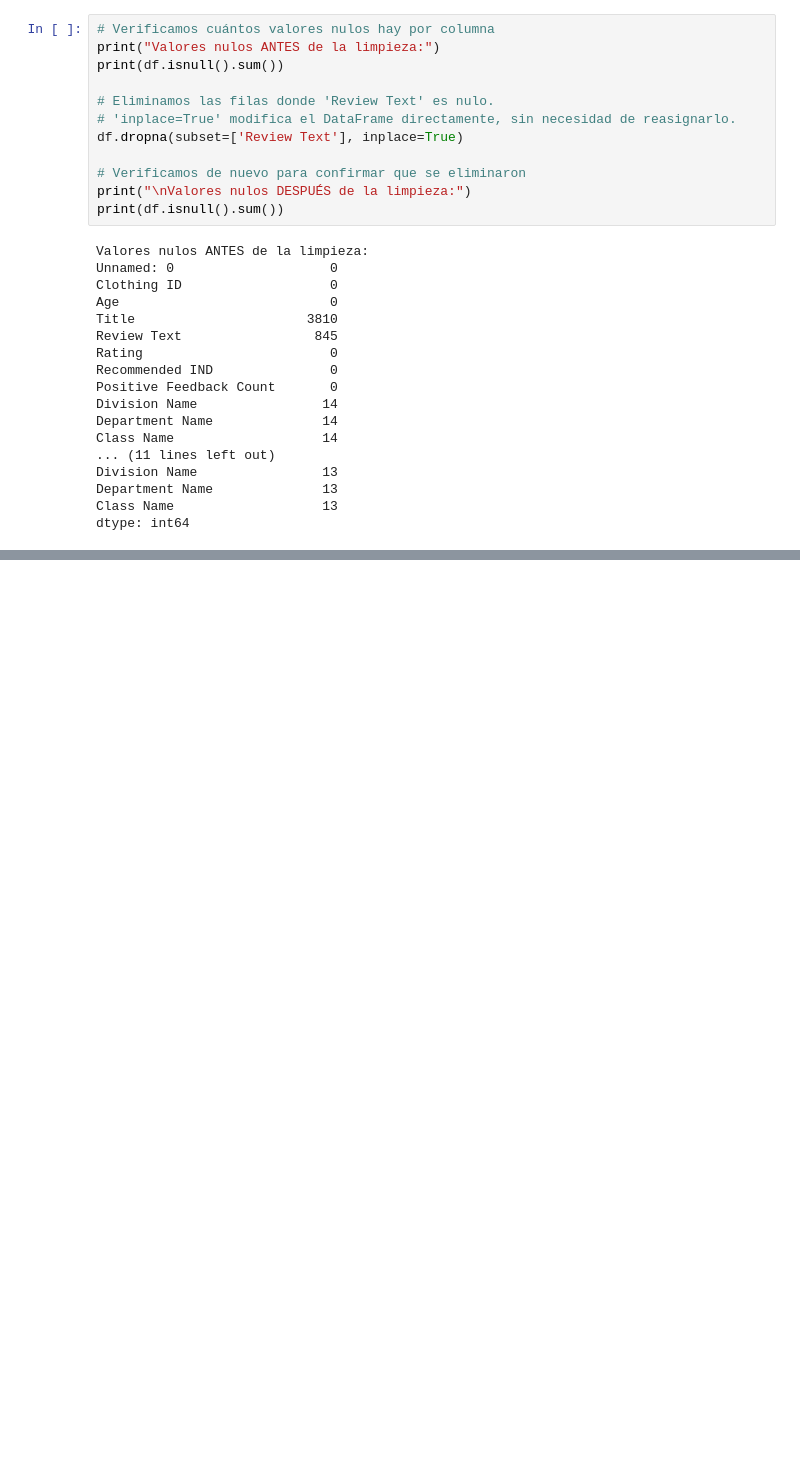
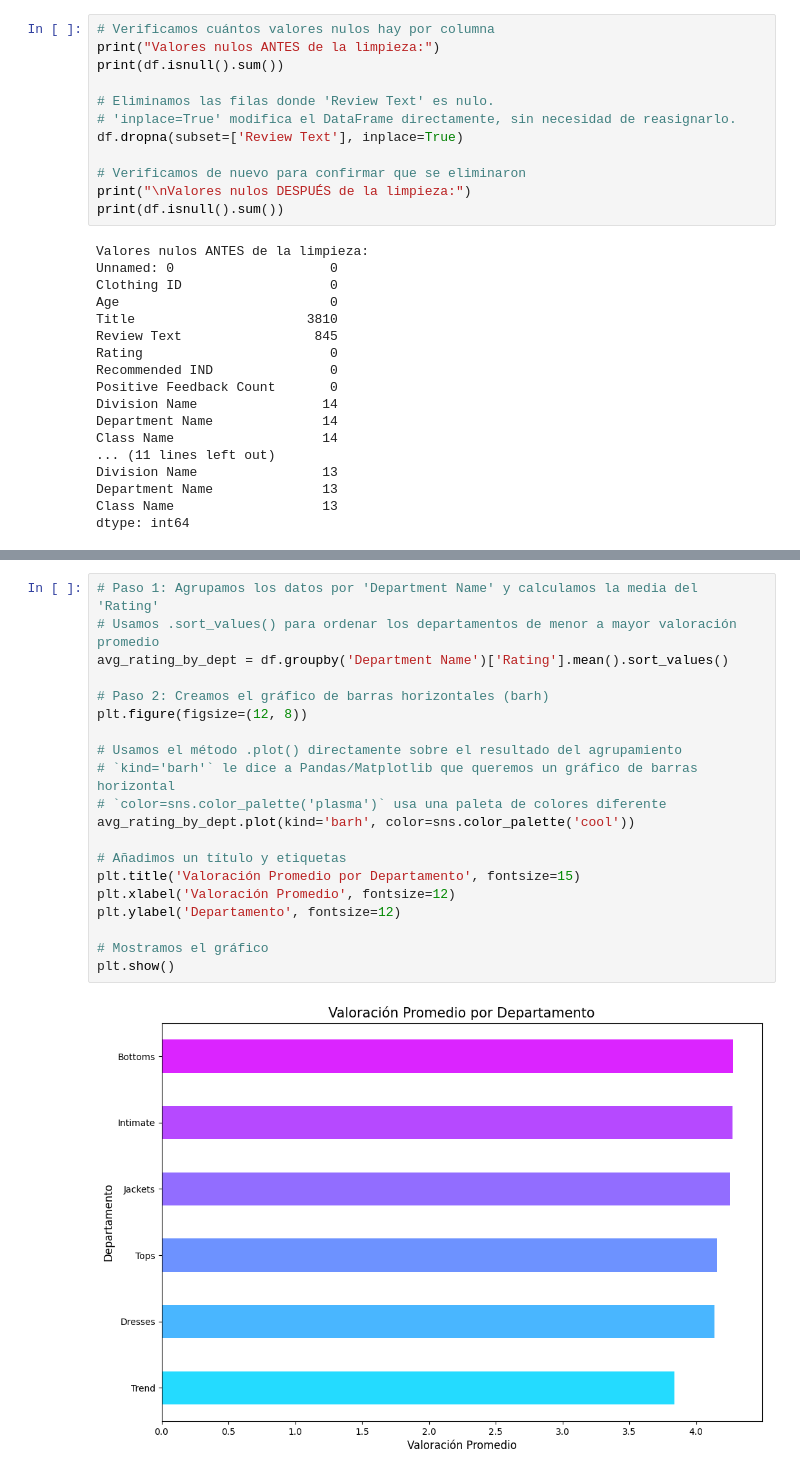
Before and after one commit to Factoria-F5-madrid/proyecto3_Kasthlen_EDA, a Jupyter notebook: analisis_reviews.ipynb, the cells around one changed output, grey strips where cells are left out. Saved outputs shown, nothing was run; the diff lists cells and outputs as text; blank space fills up the shorter version.

```diff
--- a/analisis_reviews.ipynb
+++ b/analisis_reviews.ipynb
@@ -126,0 +182,22 @@ df.head()
+# %%
+# Paso 1: Agrupamos los datos por 'Department Name' y calculamos la media del 'Rating'
+# Usamos .sort_values() para ordenar los departamentos de menor a mayor valoración promedio
+avg_rating_by_dept = df.groupby('Department Name')['Rating'].mean().sort_values()
+
+# Paso 2: Creamos el gráfico de barras horizontales (barh)
+plt.figure(figsize=(12, 8))
+
+# Usamos el método .plot() directamente sobre el resultado del agrupamiento
+# `kind='barh'` le dice a Pandas/Matplotlib que queremos un gráfico de barras horizontal
+# `color=sns.color_palette('plasma')` usa una paleta de colores diferente
+avg_rating_by_dept.plot(kind='barh', color=sns.color_palette('cool'))
+
+# Añadimos un título y etiquetas
+plt.title('Valoración Promedio por Departamento', fontsize=15)
+plt.xlabel('Valoración Promedio', fontsize=12)
+plt.ylabel('Departamento', fontsize=12)
+
+# Mostramos el gráfico
+plt.show()
+# %% [output]
+[figure, added]
```
Also changed, not shown: parts of 6 cells of this notebook.
